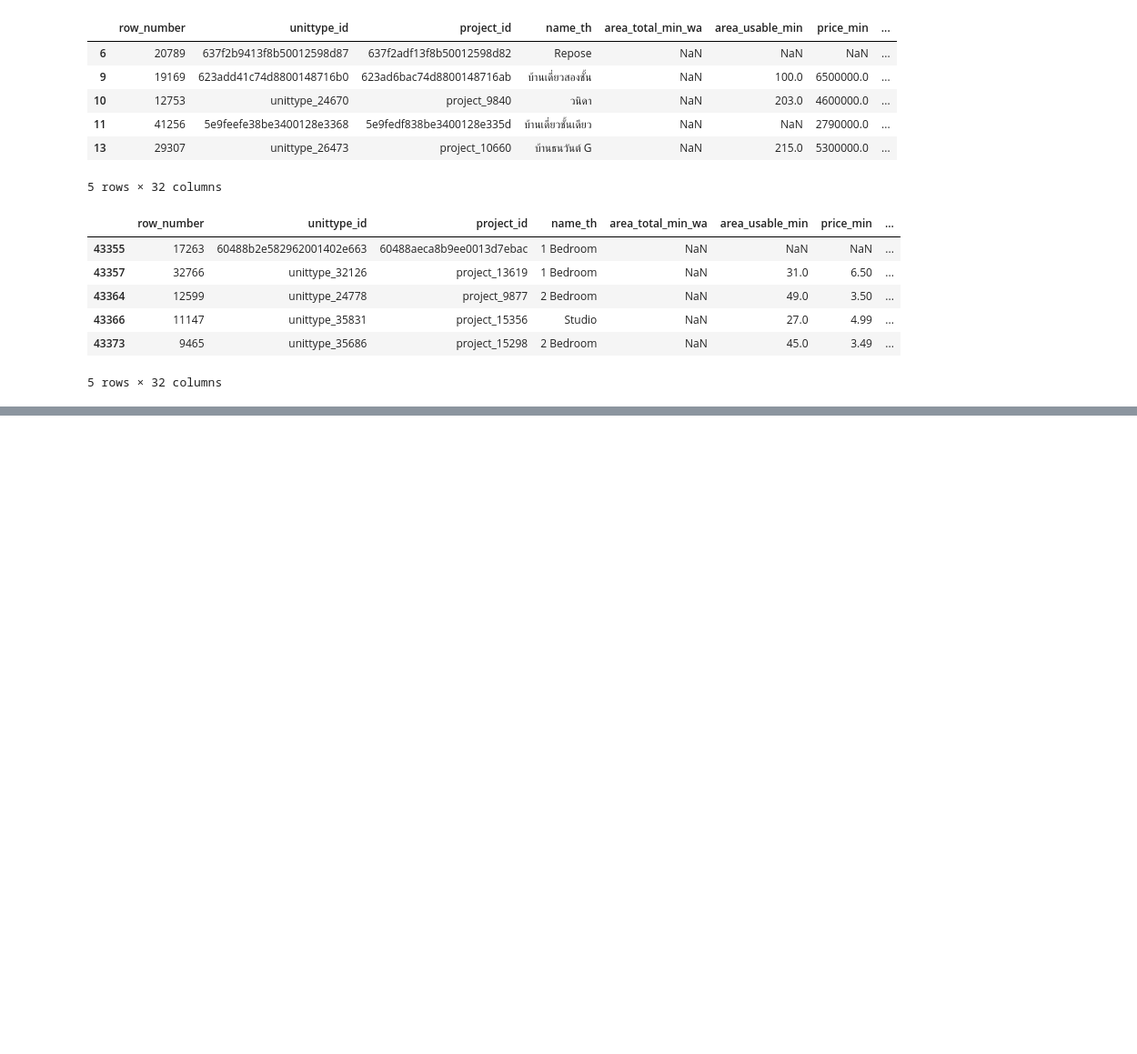
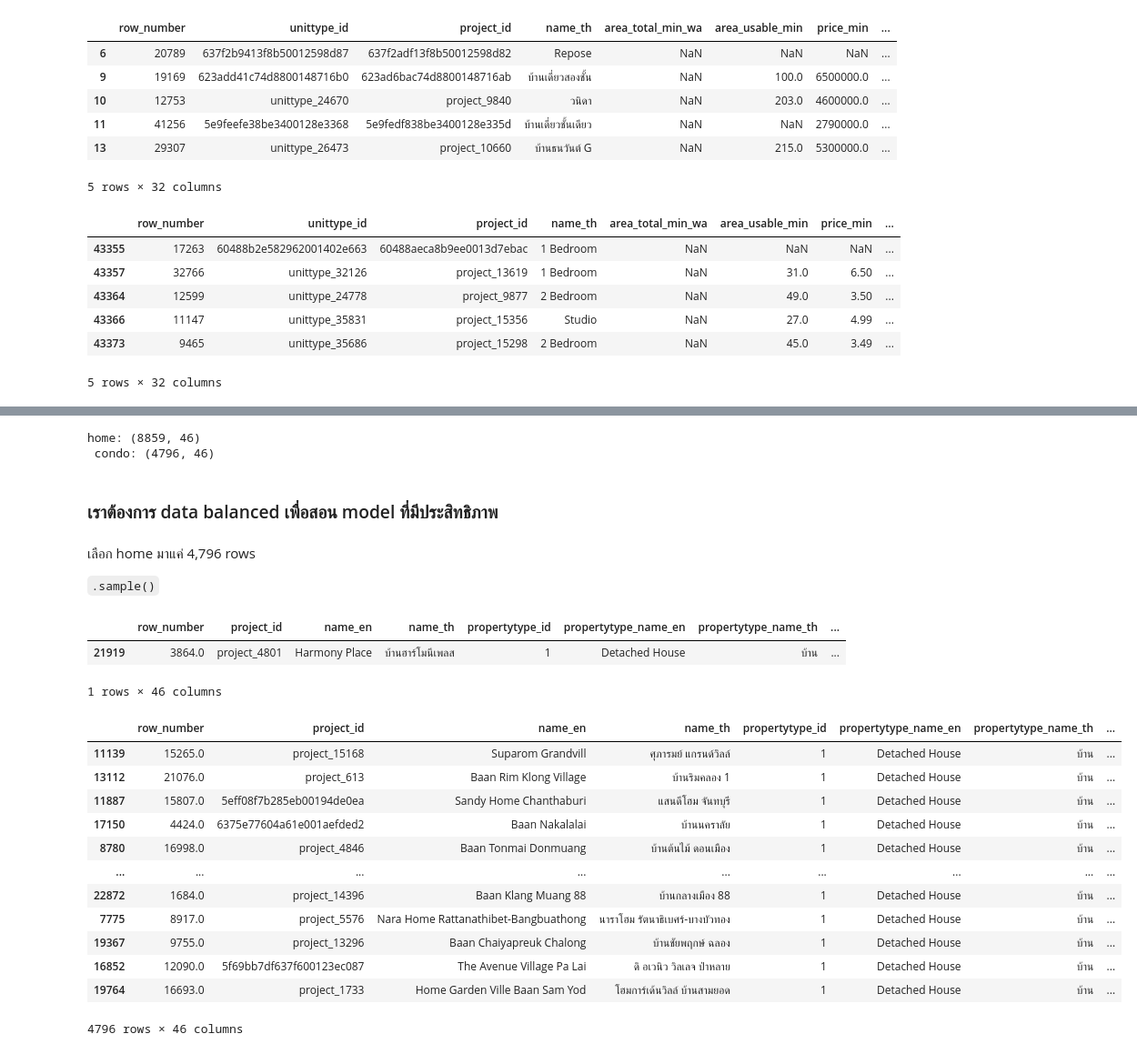
Before and after one commit to BunyanutIn/BSC_DPDM2025, a Jupyter notebook: Ch3_Data_Preprocessing.ipynb, the cells around one changed output, grey strips where cells are left out. Shown at 91% size. Cells and saved outputs as stored; diff of their text form; code cells hidden in the pictures; blank space fills up the shorter version.

```diff
--- a/Ch3_Data_Preprocessing.ipynb
+++ b/Ch3_Data_Preprocessing.ipynb
@@ -889,0 +911,2 @@ house_condo_drop.tail()
+# %%
+home = project_df[project_df['propertytype_name_th'] == 'บ้าน']
@@ -889,0 +915,33 @@ house_condo_drop.tail()
+# %%
+print(f'home: {home.shape}\n condo: {condo.shape}')
+# %% [output]
+home: (8859, 46)
+ condo: (4796, 46)
+# %% [markdown]
+### เราต้องการ data balanced เพื่อสอน model ที่มีประสิทธิภาพ
+# %% [markdown]
+เลือก home มาแค่ 4,796 rows
+
+`.sample()`
+# %%
+home.sample()
+# %% [output]
+|  | row_number | project_id | name_en | name_th | propertytype_id | propertytype_name_en | propertytype_name_th | ... |
+| 21919 | 3864.0 | project_4801 | Harmony Place | บ้านฮาร์โมนีเพลส | 1 | Detached House | บ้าน | ... |
+1 rows × 46 columns
+# %%
+home.sample(4796)
+# %% [output]
+|  | row_number | project_id | name_en | name_th | propertytype_id | propertytype_name_en | propertytype_name_th | ... |
+| 11139 | 15265.0 | project_15168 | Suparom Grandvill | ศุภารมย์ แกรนด์วิลล์ | 1 | Detached House | บ้าน | ... |
+| 13112 | 21076.0 | project_613 | Baan Rim Klong Village | บ้านริมคลอง 1 | 1 | Detached House | บ้าน | ... |
+| 11887 | 15807.0 | 5eff08f7b285eb00194de0ea | Sandy Home Chanthaburi | แสนดีโฮม จันทบุรี | 1 | Detached House | บ้าน | ... |
+| 17150 | 4424.0 | 6375e77604a61e001aefded2 | Baan Nakalalai | บ้านนคราลัย | 1 | Detached House | บ้าน | ... |
+| 8780 | 16998.0 | project_4846 | Baan Tonmai Donmuang | บ้านต้นไม้ ดอนเมือง | 1 | Detached House | บ้าน | ... |
+| ... | ... | ... | ... | ... | ... | ... | ... | ... |
+| 22872 | 1684.0 | project_14396 | Baan Klang Muang 88 | บ้านกลางเมือง 88 | 1 | Detached House | บ้าน | ... |
+| 7775 | 8917.0 | project_5576 | Nara Home Rattanathibet-Bangbuathong | นาราโฮม รัตนาธิเบศร์-บางบัวทอง | 1 | Detached House | บ้าน | ... |
+| 19367 | 9755.0 | project_13296 | Baan Chaiyapreuk Chalong | บ้านชัยพฤกษ์ ฉลอง | 1 | Detached House | บ้าน | ... |
+| 16852 | 12090.0 | 5f69bb7df637f600123ec087 | The Avenue Village Pa Lai | ดิ อเวนิว วิลเลจ ป่าหลาย | 1 | Detached House | บ้าน | ... |
+| 19764 | 16693.0 | project_1733 | Home Garden Ville Baan Sam Yod | โฮมการ์เด้นวิลล์ บ้านสามยอด | 1 | Detached House | บ้าน | ... |
+4796 rows × 46 columns
```
Also changed, not shown: parts of 15 cells of this notebook.
